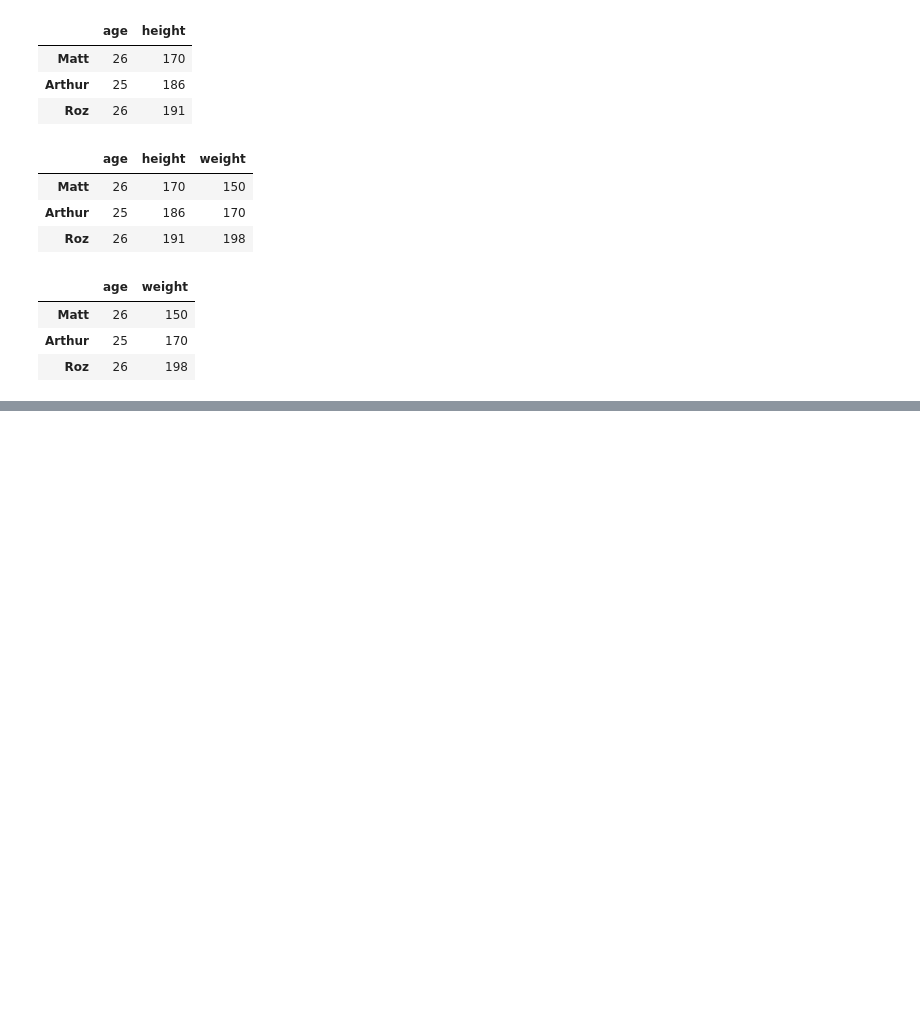
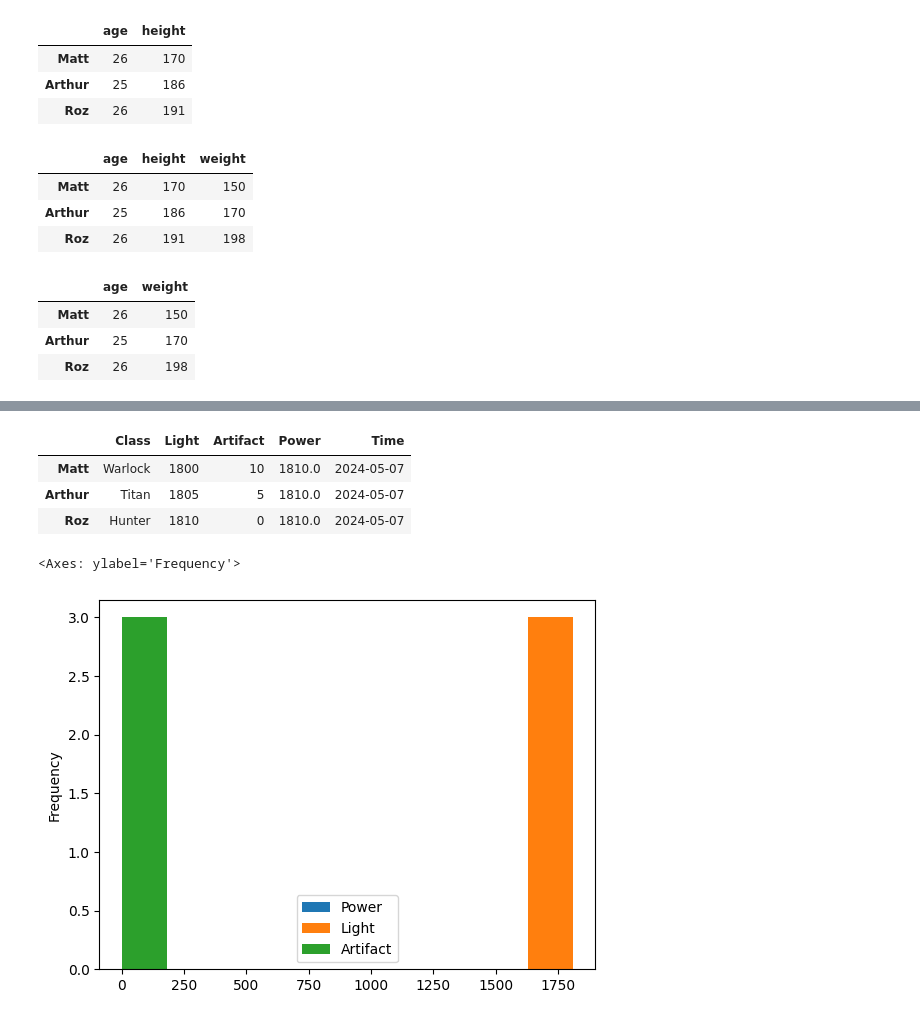
Before and after one commit to CC-Sev/Crypto_watch_tutorial, a Jupyter notebook: test.ipynb, the cells around one changed output, grey strips where cells are left out. Drawn from its saved outputs; the diff is of its cells as text; code cells hidden in the pictures; blank space fills up the shorter version.

```diff
--- a/test.ipynb
+++ b/test.ipynb
@@ -292,0 +322,4 @@ df2[['age', 'weight']]
+# %%
+destiny_df['Power'] = round(destiny_df['Power'].astype(float), 2)
+for x in destiny_df['Power']:
+    print("{:.2f}".format(x))
@@ -292,0 +332,3 @@ df2[['age', 'weight']]
+# %%
+cur_time = datetime.now()
+cur_time
@@ -292,0 +337,7 @@ df2[['age', 'weight']]
+# %%
+year = cur_time.year
+month = cur_time.month
+day = cur_time.day
+
+cur_time = pd.Timestamp(year=year, month=month, day=day)
+cur_time
@@ -292,0 +346,14 @@ df2[['age', 'weight']]
+# %%
+destiny_df['Time'] = cur_time
+# %%
+destiny_df
+# %% [output]
+|  | Class | Light | Artifact | Power | Time |
+| Matt | Warlock | 1800 | 10 | 1810.0 | 2024-05-07 |
+| Arthur | Titan | 1805 | 5 | 1810.0 | 2024-05-07 |
+| Roz | Hunter | 1810 | 0 | 1810.0 | 2024-05-07 |
+# %%
+destiny_df[['Power', 'Light', 'Artifact']].plot(kind = 'hist')
+# %% [output]
+<Axes: ylabel='Frequency'>
+[figure, added]
```
Also changed, not shown: parts of 7 cells of this notebook.
